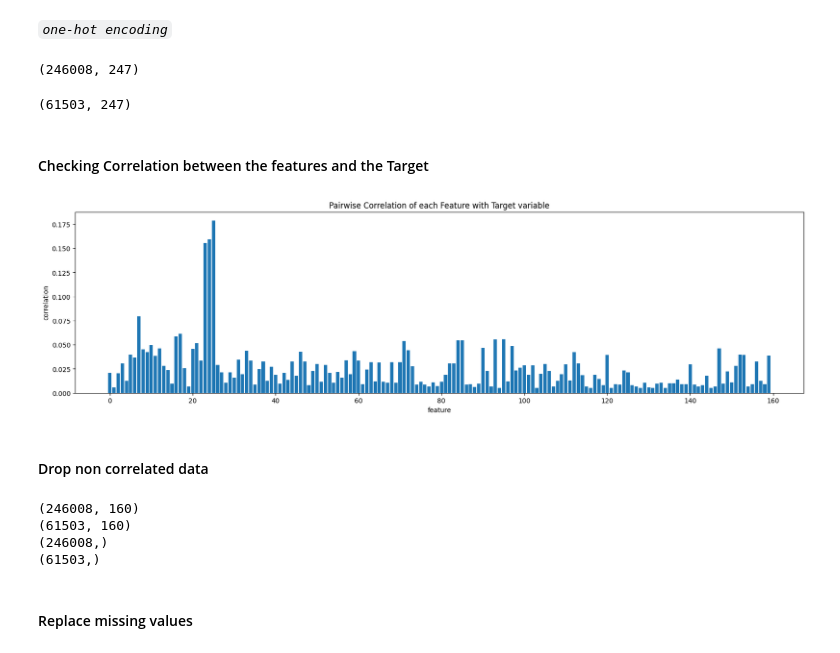
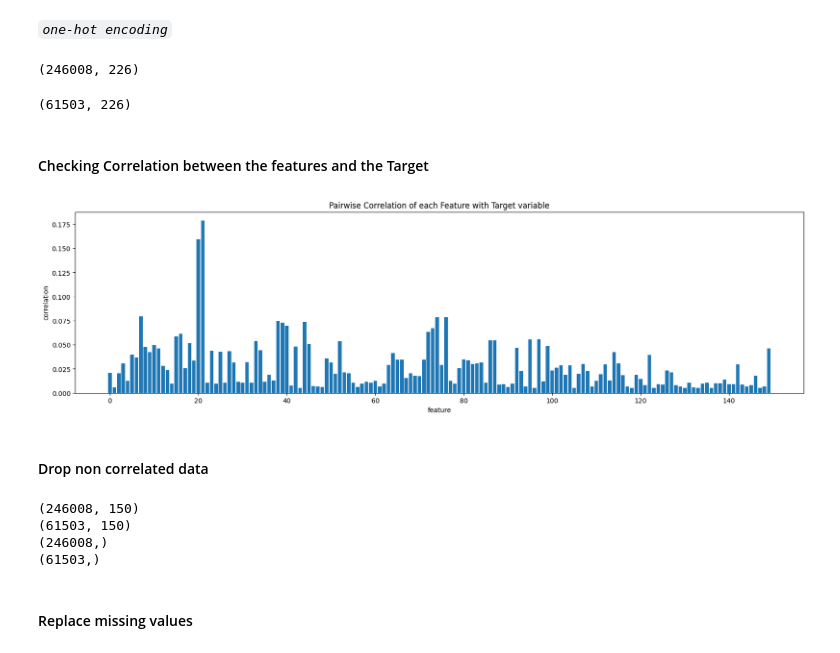
Before and after one commit to EshanJayasundara/Home-Credit-Default-Risk-Prediction, a Jupyter notebook: model_creation_v1.ipynb, the cells around one changed output. Cells and saved outputs as stored; diff of their text form; code cells hidden in the pictures.

```diff
--- a/model_creation_v1.ipynb
+++ b/model_creation_v1.ipynb
@@ -15,7 +15,7 @@ from sklearn.preprocessing import PowerTransformer
 # %% [markdown]
 #### reading the csv
 # %%
-df = pd.read_csv("data/application_train.csv")
+df = pd.read_csv("data/all_data.csv")
 # %% [markdown]
 #### rendering the profile report
 # %%
@@ -231,7 +229,7 @@ X_train = np.append(X_train, X_encd, axis=1)
 # %%
 X_train.shape
 # %% [output]
-(246008, 247)
+(246008, 226)
 # %%
 encodded = ohe.transform(X_test[cat_cols])
 y_encd = encodded.toarray()
@@ -242,35 +240,35 @@ X_test = np.append(X_test, y_encd, axis=1)
 # %%
 X_test.shape
 # %% [output]
-(61503, 247)
+(61503, 226)
 # %% [markdown]
 #### Checking Correlation between the features and the Target
 # %%
 # concatenate x_train and y_train
 combined = np.concatenate((X_train, np.array([y_train]).T), axis=1) # both have same dimensions
 # convert into a pandas dataframe
 x_df = pd.DataFrame(combined)
 # rename lastly added one as TARGET
-x_df.rename(columns={x_df.columns[247]:'TARGET'}, inplace=True)
+x_df.rename(columns={x_df.columns[-1]:'TARGET'}, inplace=True)
 # calculating the correlations with TARGET
 corr = x_df.corrwith(x_df['TARGET'])
 # take the absolute value
 corrt = abs(corr)
 # sorting in ascending order
 corrt.sort_values(ascending=True)
 
 corrt = corrt[corrt[corrt > 0.005].index]
 corrt = corrt[:-1]
 
 # plotting
 plt.figure(figsize=(20,5))
 plt.bar(np.arange(corrt.shape[0]), corrt)
 plt.xlabel('feature')
 plt.ylabel('correlation')
 plt.title('Pairwise Correlation of each Feature with Target variable')
 plt.show()
 # %% [output]
-[figure, old version]
+[figure, new version]
 # %% [markdown]
 #### Drop non correlated data
 # %%
@@ -282,8 +280,8 @@ print(X_test.shape)
 print(y_train.shape)
 print(y_test.shape)
 # %% [output]
-(246008, 160)
-(61503, 160)
+(246008, 150)
+(61503, 150)
 (246008,)
 (61503,)
 # %% [markdown]
```
Also changed, not shown: parts of 10 cells of this notebook, 10 other files.
